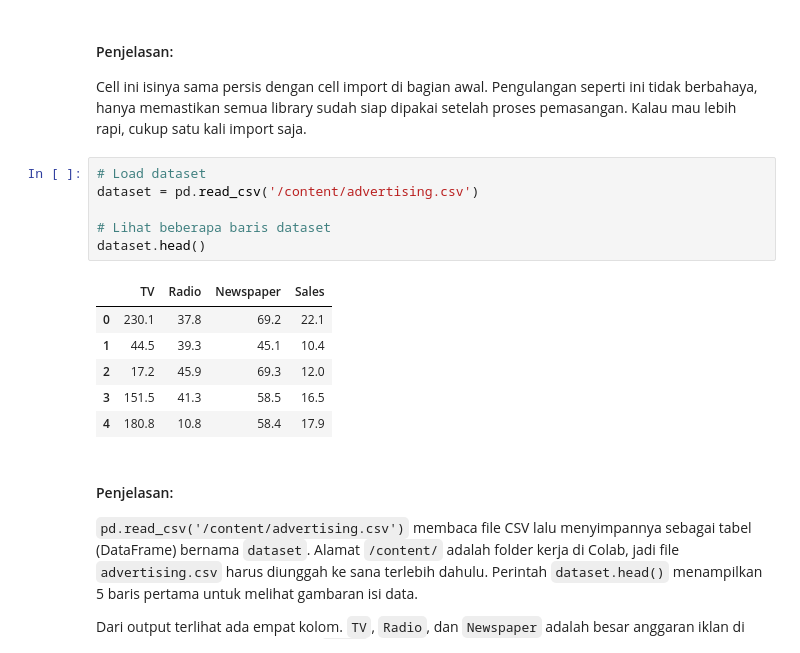
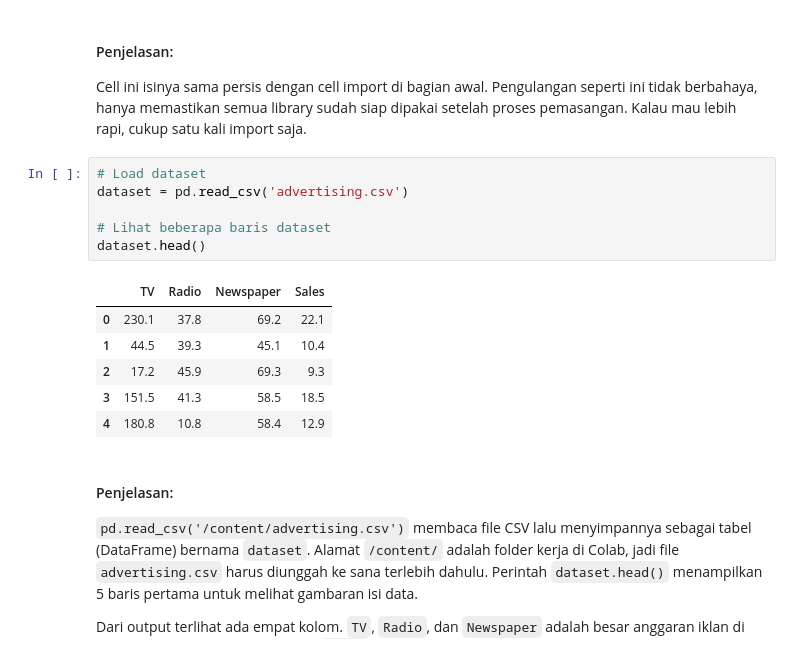
Before and after one commit to Christina-Sitinjak/CERTAN, a Jupyter notebook: Week 10/Praktikum_MLP_Penjelasan.ipynb, the cells around one changed output. Saved outputs shown, nothing was run; the diff lists cells and outputs as text.

```diff
--- a/Week 10/Praktikum_MLP_Penjelasan.ipynb
+++ b/Week 10/Praktikum_MLP_Penjelasan.ipynb
@@ -98,17 +102,17 @@ from sklearn.preprocessing import StandardScaler
 Cell ini isinya sama persis dengan cell import di bagian awal. Pengulangan seperti ini tidak berbahaya, hanya memastikan semua library sudah siap dipakai setelah proses pemasangan. Kalau mau lebih rapi, cukup satu kali import saja.
 # %%
 # Load dataset
-dataset = pd.read_csv('/content/advertising.csv')
+dataset = pd.read_csv('advertising.csv')
 
 # Lihat beberapa baris dataset
 dataset.head()
 # %% [output]
 |  | TV | Radio | Newspaper | Sales |
 | 0 | 230.1 | 37.8 | 69.2 | 22.1 |
 | 1 | 44.5 | 39.3 | 45.1 | 10.4 |
-| 2 | 17.2 | 45.9 | 69.3 | 12.0 |
-| 3 | 151.5 | 41.3 | 58.5 | 16.5 |
-| 4 | 180.8 | 10.8 | 58.4 | 17.9 |
+| 2 | 17.2 | 45.9 | 69.3 | 9.3 |
+| 3 | 151.5 | 41.3 | 58.5 | 18.5 |
+| 4 | 180.8 | 10.8 | 58.4 | 12.9 |
 # %% [markdown]
 #### Penjelasan:
 `pd.read_csv('/content/advertising.csv')` membaca file CSV lalu menyimpannya sebagai tabel (DataFrame) bernama `dataset`. Alamat `/content/` adalah folder kerja di Colab, jadi file `advertising.csv` harus diunggah ke sana terlebih dahulu. Perintah `dataset.head()` menampilkan 5 baris pertama untuk melihat gambaran isi data.
```
Also changed, not shown: parts of 15 cells of this notebook, 1 other file.
